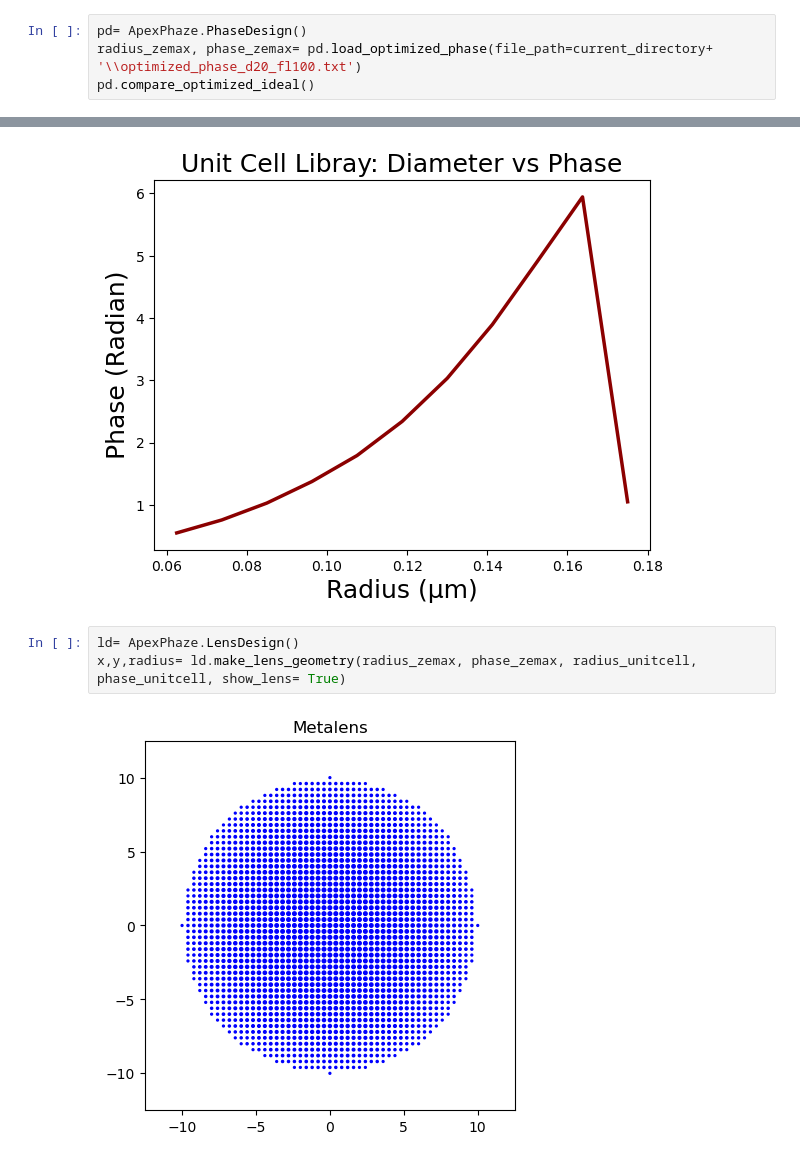
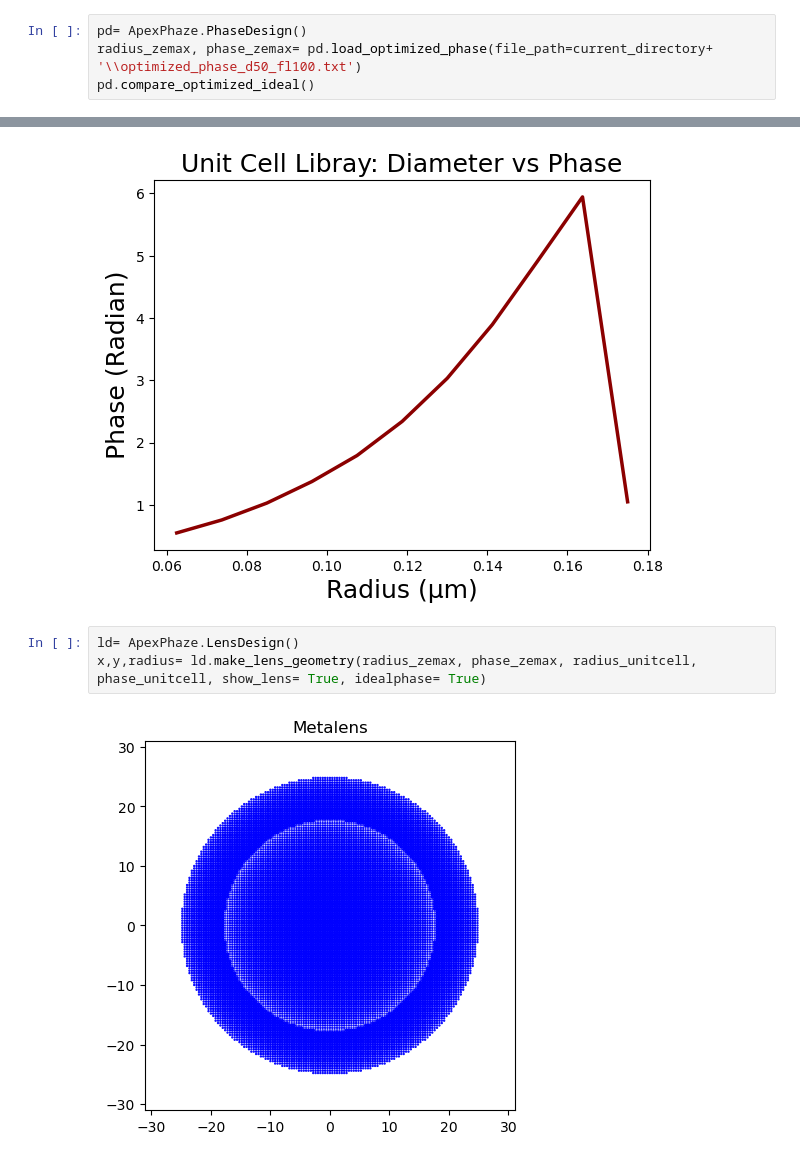
Before and after one commit to debanikd/ApexUMA, a Jupyter notebook: main.ipynb, the cells around one changed output, grey strips where cells are left out. Saved outputs shown, nothing was run; the diff lists cells and outputs as text.

```diff
--- a/main.ipynb
+++ b/main.ipynb
@@ -12,6 +12,6 @@ current_directory = r"{}".format(current_directory)
 Using default configuration file path.
 # %%
 pd= ApexPhaze.PhaseDesign()
-radius_zemax, phase_zemax= pd.load_optimized_phase(file_path=current_directory+ '\\optimized_phase_d20_fl100.txt')
+radius_zemax, phase_zemax= pd.load_optimized_phase(file_path=current_directory+ '\\optimized_phase_d50_fl100.txt')
 pd.compare_optimized_ideal()
 # %% [output]
@@ -24,9 +24,9 @@ radius_unitcell,phase_unitcell,_= uc.create_unit_cell_library(show_plot=True)
 [figure]
 # %%
 ld= ApexPhaze.LensDesign()
-x,y,radius= ld.make_lens_geometry(radius_zemax, phase_zemax, radius_unitcell, phase_unitcell, show_lens= True)
+x,y,radius= ld.make_lens_geometry(radius_zemax, phase_zemax, radius_unitcell, phase_unitcell, show_lens= True, idealphase= True)
 # %% [output]
-[figure, old version]
+[figure, new version]
 # %%
 fulllens= ApexPhaze.FullLensSim()
 fulllens.run_fdtd(x,y,radius)
```
Also changed, not shown: parts of 3 cells of this notebook, 10 other files.
